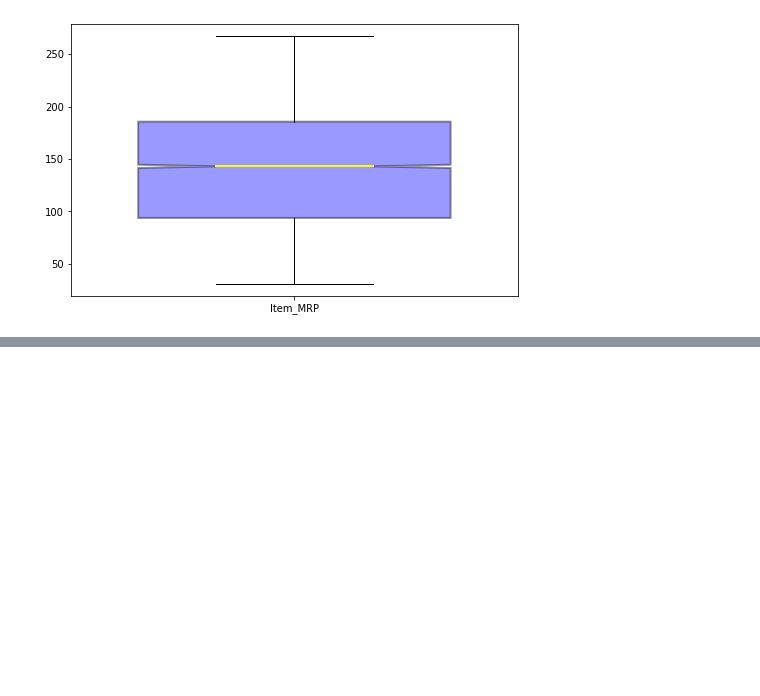
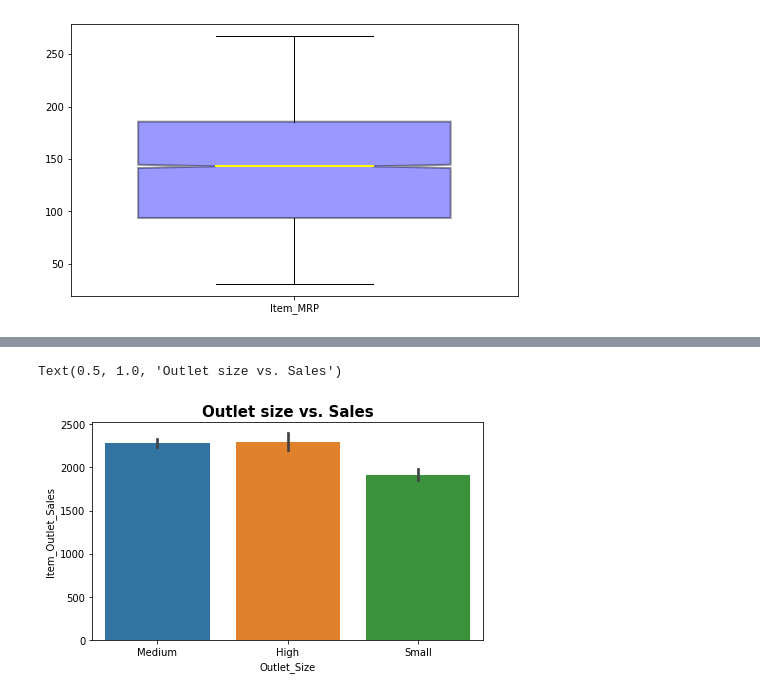
Before and after one commit to oscardominguez-ds/sales-predictions, a Jupyter notebook: Project_1_Part_3_.ipynb, the cells around one changed output, grey strips where cells are left out. Cells and saved outputs as stored; diff of their text form; code cells hidden in the pictures; blank space fills up the shorter version.

```diff
--- a/Project_1_Part_3_.ipynb
+++ b/Project_1_Part_3_.ipynb
@@ -61,0 +92,15 @@ sns.heatmap(corr, cmap = 'Greens', annot = True)
+# %%
+#Build on your previous cleaning, exploration, and analysis.
+#Create a minimum of two data visualizations that help others understand trends in
+#the data (explanatory data analysis).
+#Since these graphs are for reporting purposes, make sure they
+#look nice by including titles, legends, etc.
+
+#Yes, our graph does show that there are slightly more sales with higher outlet sizes
+
+fig, axes = plt.subplots(ncols=1, figsize=(7,4))
+sns.barplot(data = df, x = "Outlet_Size" , y = 'Item_Outlet_Sales');
+axes.set_title('Outlet size vs. Sales', fontsize = 15, fontweight = 'bold')
+# %% [output]
+Text(0.5, 1.0, 'Outlet size vs. Sales')
+[figure, added]
```
Also changed, not shown: parts of 9 cells of this notebook.
